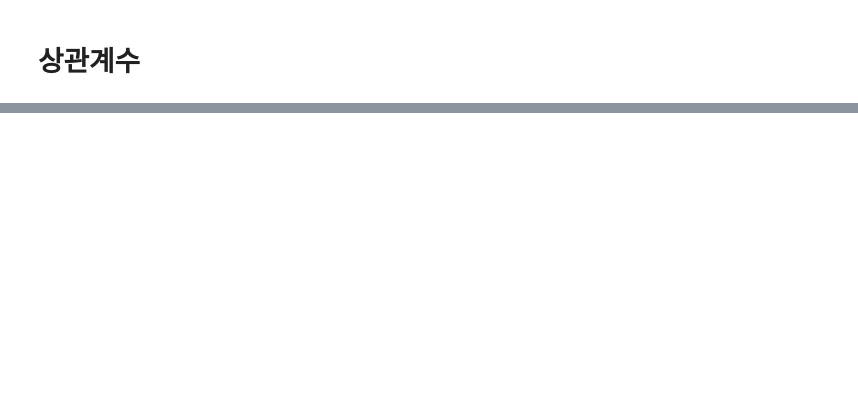
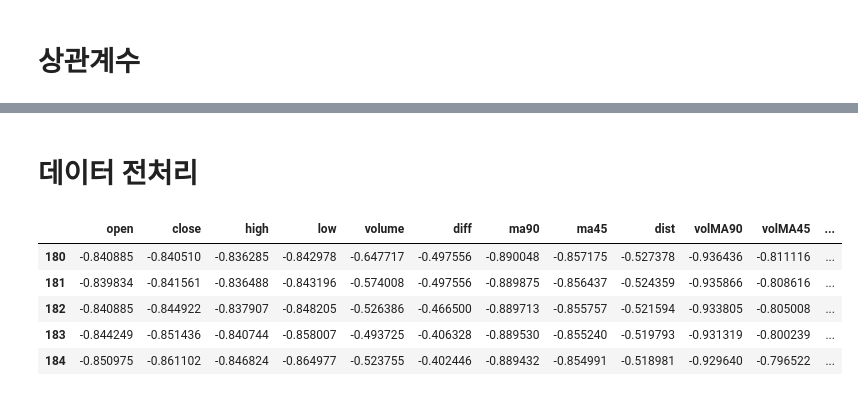
Before and after one commit to kimhg9511/Python_workspace, a Jupyter notebook: project/findcoin.ipynb, the cells around one changed output, grey strips where cells are left out. Cells and saved outputs as stored; diff of their text form; code cells hidden in the pictures; blank space fills up the shorter version.

```diff
--- a/project/findcoin.ipynb
+++ b/project/findcoin.ipynb
@@ -62,7 +62,7 @@ df_BTC = df_coin_dict['BTC']
 # %% [markdown]
 # 주가 변동폭
 # %%
-df_BTC['diff'] = df_BTC['high'] - df_BTC['low']
+# df_BTC['diff'] = df_BTC['high'] - df_BTC['low']
 # %% [markdown]
 # macd(deprecated)
 # %%
@@ -111,0 +143,2 @@ Name: diff, dtype: float64
+# %% [markdown]
+# 데이터 전처리
@@ -112 +151,11 @@ Name: diff, dtype: float64
+# %%
+BTC_df_scaled = pd.DataFrame(data=BTC_scaled, columns=df_BTC.columns)
+BTC_df_scaled[180:].head()
+# %% [output]
+|  | open | close | high | low | volume | diff | ma90 | ma45 | dist | volMA90 | volMA45 | ... |
+| 180 | -0.840885 | -0.840510 | -0.836285 | -0.842978 | -0.647717 | -0.497556 | -0.890048 | -0.857175 | -0.527378 | -0.936436 | -0.811116 | ... |
+| 181 | -0.839834 | -0.841561 | -0.836488 | -0.843196 | -0.574008 | -0.497556 | -0.889875 | -0.856437 | -0.524359 | -0.935866 | -0.808616 | ... |
+| 182 | -0.840885 | -0.844922 | -0.837907 | -0.848205 | -0.526386 | -0.466500 | -0.889713 | -0.855757 | -0.521594 | -0.933805 | -0.805008 | ... |
+| 183 | -0.844249 | -0.851436 | -0.840744 | -0.858007 | -0.493725 | -0.406328 | -0.889530 | -0.855240 | -0.519793 | -0.931319 | -0.800239 | ... |
+| 184 | -0.850975 | -0.861102 | -0.846824 | -0.864977 | -0.523755 | -0.402446 | -0.889432 | -0.854991 | -0.518981 | -0.929640 | -0.796522 | ... |
 # %% [markdown]
```
Also changed, not shown: parts of 36 cells of this notebook, 6 other files.
